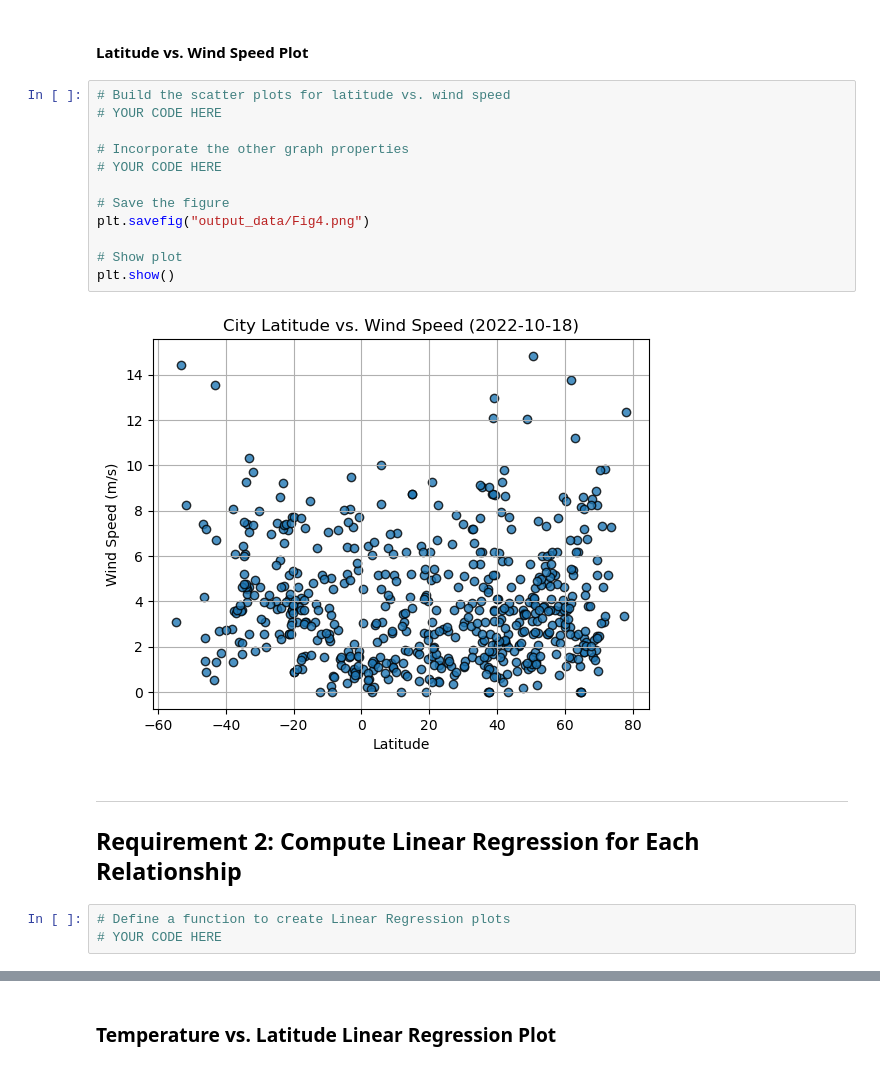
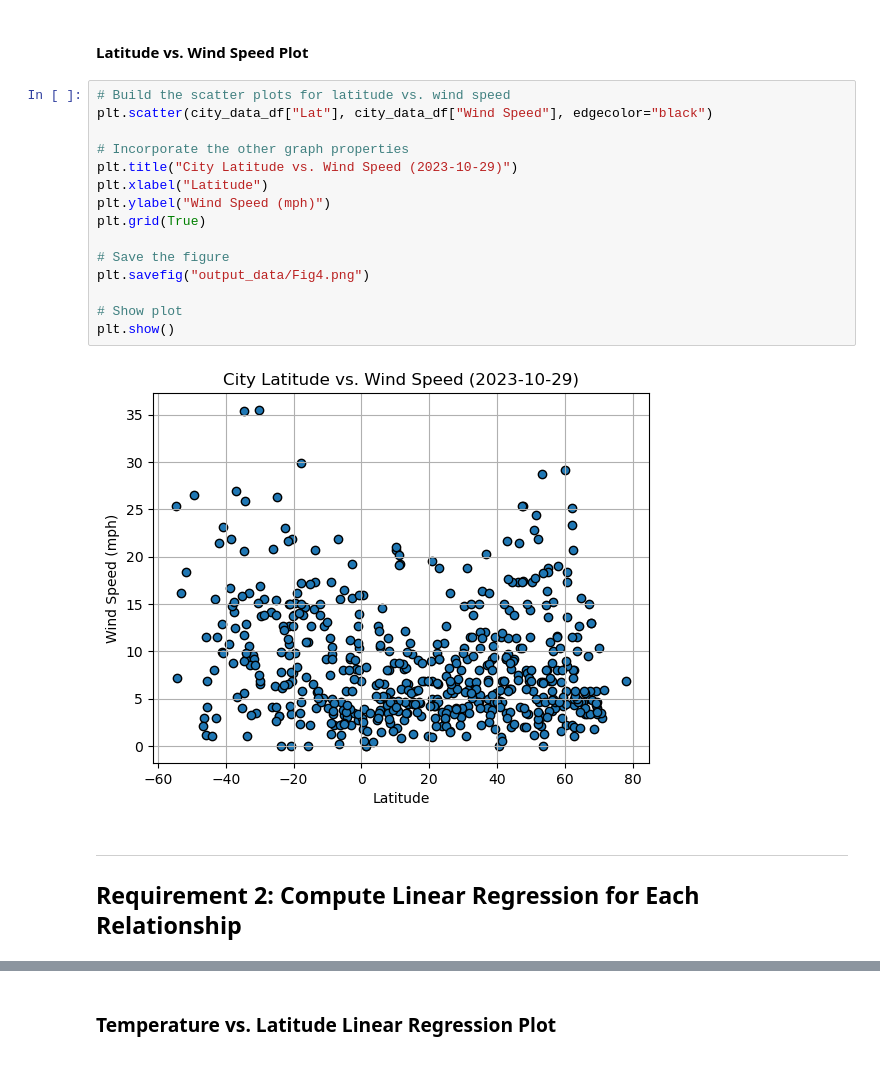
Before and after one commit to rperez025/python-api-challenge, a Jupyter notebook: WeatherPy/WeatherPy.ipynb, the cells around one changed output, grey strips where cells are left out. Cells and saved outputs as stored; diff of their text form.

```diff
--- a/WeatherPy/WeatherPy.ipynb
+++ b/WeatherPy/WeatherPy.ipynb
@@ -260,22 +267,22 @@ plt.show()
 #### Latitude vs. Wind Speed Plot
 # %%
 # Build the scatter plots for latitude vs. wind speed
-# YOUR CODE HERE
+plt.scatter(city_data_df["Lat"], city_data_df["Wind Speed"], edgecolor="black")
 
 # Incorporate the other graph properties
-# YOUR CODE HERE
+plt.title("City Latitude vs. Wind Speed (2023-10-29)")
+plt.xlabel("Latitude")
+plt.ylabel("Wind Speed (mph)")
+plt.grid(True)
 
 # Save the figure
 plt.savefig("output_data/Fig4.png")
 
 # Show plot
 plt.show()
 # %% [output]
-[figure, old version]
+[figure, new version]
 # %% [markdown]
 ---
 
 ## Requirement 2: Compute Linear Regression for Each Relationship
-# %%
-# Define a function to create Linear Regression plots
-# YOUR CODE HERE
```
Also changed, not shown: parts of 32 cells of this notebook, 6 other files.
